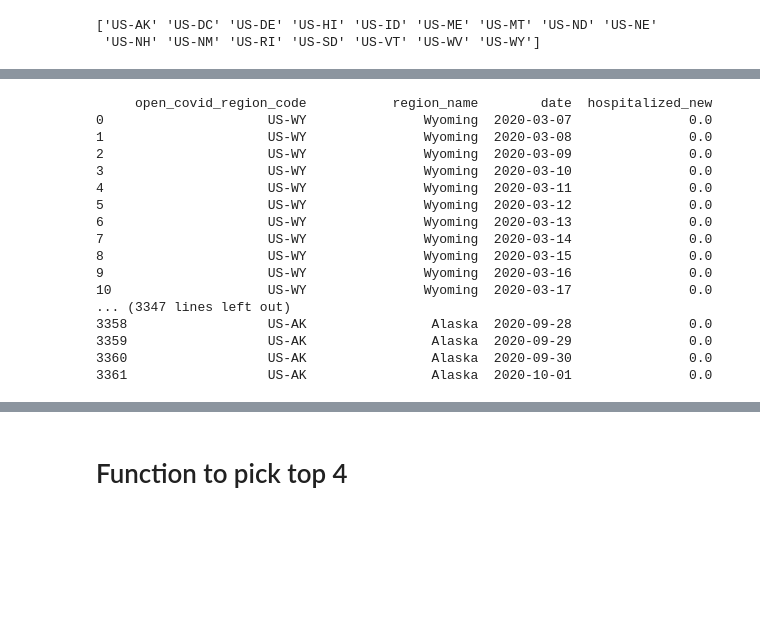
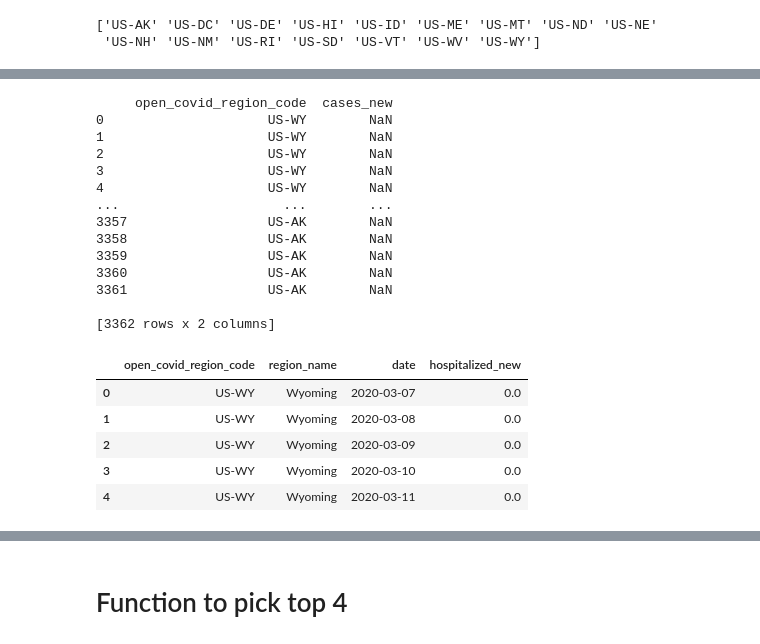
Before and after one commit to pengyk/COMP551, a Jupyter notebook: Copy_of_Copy_of_mini_project1.ipynb, the cells around one changed output, grey strips where cells are left out. Saved outputs shown, nothing was run; the diff lists cells and outputs as text; code cells hidden in the pictures; blank space fills up the shorter version.

```diff
--- a/Copy_of_Copy_of_mini_project1.ipynb
+++ b/Copy_of_Copy_of_mini_project1.ipynb
@@ -45,24 +64,32 @@ print(us_states)
 # %%
 us_cases = cases_df[cases_df['open_covid_region_code'].isin(us_states)]
 us_cases = us_cases.reset_index(drop = True)
-us_cases = us_cases[['open_covid_region_code', 'region_name', 'date', 'hospitalized_new']]
-pd.set_option('display.max_rows', us_cases.shape[0]+1)
-print(us_cases)
+daily_tests = us_cases[['open_covid_region_code', 'cases_new']]
+# pd.set_option('display.max_rows', None)
+daily_tests.head()
+print(daily_tests)
 # %% [output]
-     open_covid_region_code           region_name        date  hospitalized_new
-0                     US-WY               Wyoming  2020-03-07               0.0
-1                     US-WY               Wyoming  2020-03-08               0.0
-2                     US-WY               Wyoming  2020-03-09               0.0
-3                     US-WY               Wyoming  2020-03-10               0.0
-4                     US-WY               Wyoming  2020-03-11               0.0
-5                     US-WY               Wyoming  2020-03-12               0.0
-6                     US-WY               Wyoming  2020-03-13               0.0
-7                     US-WY               Wyoming  2020-03-14               0.0
-8                     US-WY               Wyoming  2020-03-15               0.0
-9                     US-WY               Wyoming  2020-03-16               0.0
-10                    US-WY               Wyoming  2020-03-17               0.0
-... (3347 lines left out)
-3358                  US-AK                Alaska  2020-09-28               0.0
-3359                  US-AK                Alaska  2020-09-29               0.0
-3360                  US-AK                Alaska  2020-09-30               0.0
-3361                  US-AK                Alaska  2020-10-01               0.0
+     open_covid_region_code  cases_new
+0                     US-WY        NaN
+1                     US-WY        NaN
+2                     US-WY        NaN
+3                     US-WY        NaN
+4                     US-WY        NaN
+...                     ...        ...
+3357                  US-AK        NaN
+3358                  US-AK        NaN
+3359                  US-AK        NaN
+3360                  US-AK        NaN
+3361                  US-AK        NaN
+
+[3362 rows x 2 columns]
+# %%
+us_cases = us_cases[['open_covid_region_code', 'region_name', 'date', 'hospitalized_new']]
+us_cases.head()
+# %% [output]
+|  | open_covid_region_code | region_name | date | hospitalized_new |
+| 0 | US-WY | Wyoming | 2020-03-07 | 0.0 |
+| 1 | US-WY | Wyoming | 2020-03-08 | 0.0 |
+| 2 | US-WY | Wyoming | 2020-03-09 | 0.0 |
+| 3 | US-WY | Wyoming | 2020-03-10 | 0.0 |
+| 4 | US-WY | Wyoming | 2020-03-11 | 0.0 |
```
Also changed, not shown: parts of 20 cells of this notebook.
